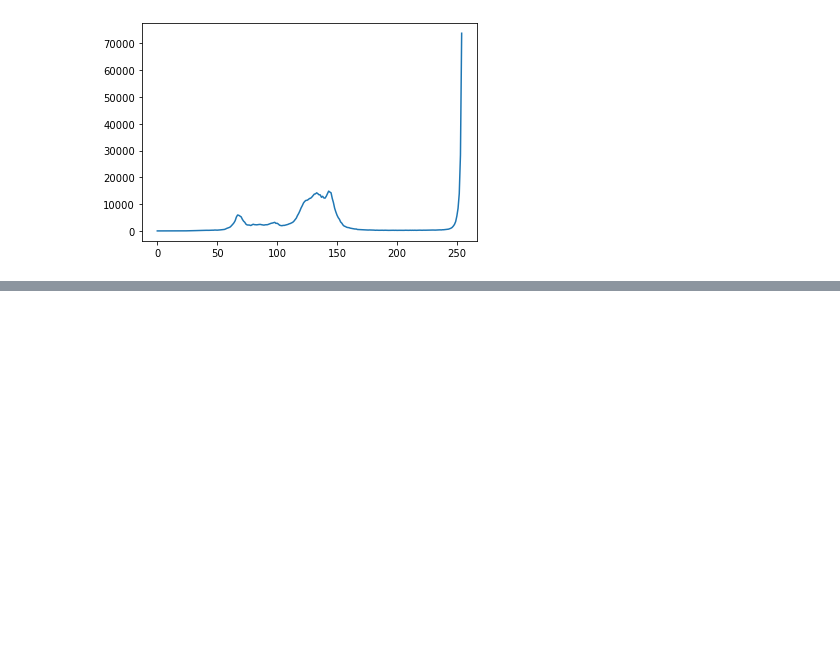
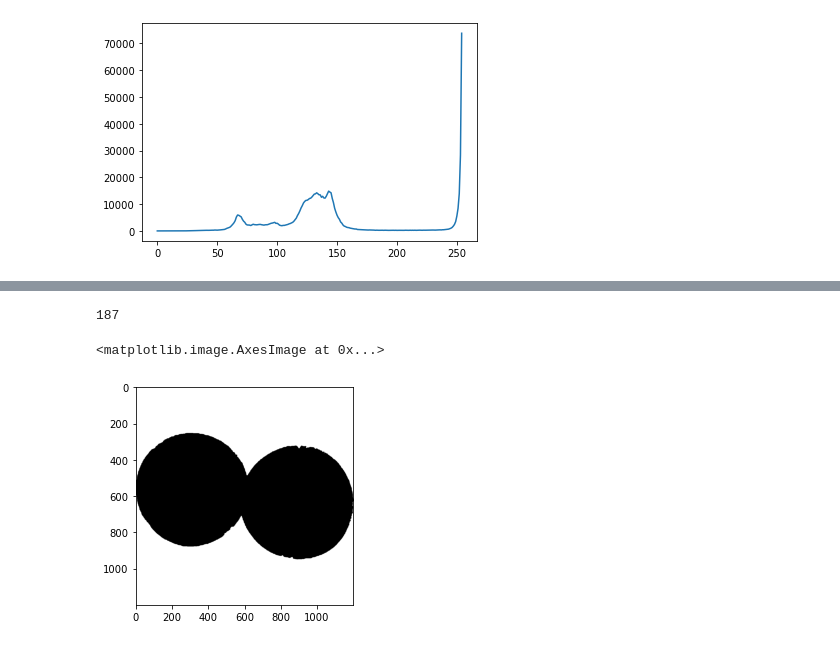
Before and after one commit to busi-reddy-karnati/ModifiedOtsu-s, a Jupyter notebook: Code.ipynb, the cells around one changed output, grey strips where cells are left out. Saved outputs shown, nothing was run; the diff lists cells and outputs as text; code cells hidden in the pictures; blank space fills up the shorter version.

```diff
--- a/Code.ipynb
+++ b/Code.ipynb
@@ -67,7 +67,8 @@ def mean_and_weight(histogram, low, high):
     for gray_level in range(low, high+1):
         total_number_of_pixels += histogram[gray_level]
         weighted_sum += (histogram[gray_level]*gray_level)
-
+    if total_number_of_pixels == 0:
+        return 0, 0
     # mean = weighed sum / total_number_of_pixels and weight = total_number_of_pixels(in this segment)/ total number of pixels
     return weighted_sum/total_number_of_pixels,(total_number_of_pixels/sum(histogram))
 # %%
@@ -76,6 +77,8 @@ def variance(histogram, low, high, mean):
     square_sum = 0
     for i in range(low, high+1):
         square_sum += histogram[i]*((i-mean)**2)
+    if total_number_of_pixels == 0:
+        return 0
     return square_sum/total_number_of_pixels
 # %%
 histogram = list_to_histogram(gray_image)
@@ -89,3 +92,24 @@ plt.plot(histogram[:-1])
 # %% [output]
 [<matplotlib.lines.Line2D at 0x...>]
 [figure]
+# %%
+def find_min_error_threshold(histogram):
+    g = 256
+    min_error = float("inf")
+    min_error_threshold = -1
+    for threshold in range(1, g):
+        #Calculate background weight, variance
+        background_mean, background_weight = mean_and_weight(histogram, 0, threshold)
+        background_variance = variance(histogram,0, threshold, background_mean)
+        #Calculate foreground weight, variance
+        foreground_mean, foreground_weight = mean_and_weight(histogram, threshold+1, g-1)
+        foreground_variance = variance(histogram, threshold+1, g-1, foreground_mean )
+        #Compare with the smallest
+        total_error = (foreground_variance*foreground_weight)+(background_variance*background_weight)
+        if total_error < min_error:
+            min_error = total_error
+            min_error_threshold = threshold
+        print(threshold, " -> ", total_error)
+    return min_error_threshold
+# %%
+threshold = find_min_error_threshold(histogram)
@@ -91,0 +134,15 @@ plt.plot(histogram[:-1])
+# %%
+print(threshold)
+# %% [output]
+187
+# %%
+for i in range(len(gray_image)):
+    for j in range(len(gray_image[0])):
+        if gray_image[i][j] <= threshold:
+            gray_image[i][j] = 0
+        else:
+            gray_image[i][j] = 255
+plt.imshow(gray_image, cmap = plt.get_cmap(name = 'gray'))
+# %% [output]
+<matplotlib.image.AxesImage at 0x...>
+[figure, added]
```
Also changed, not shown: parts of 1 cell of this notebook.
